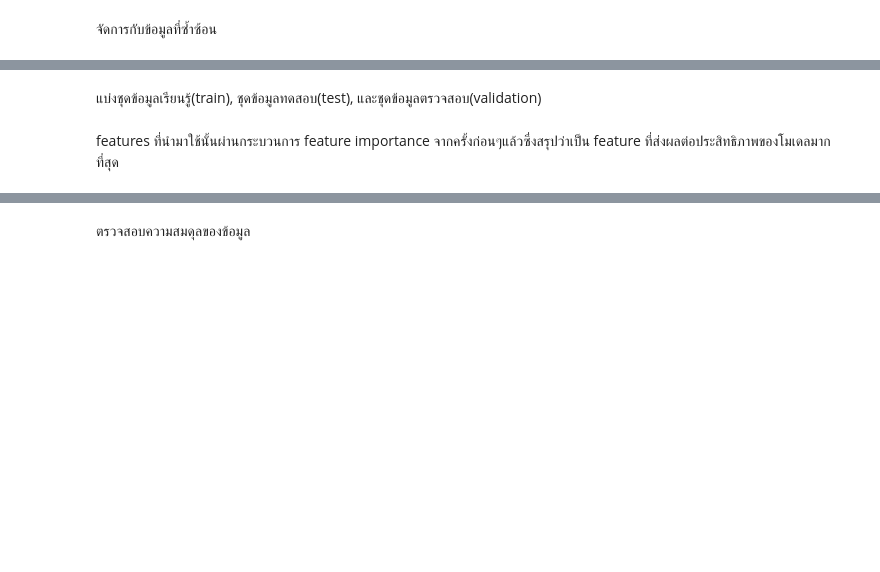
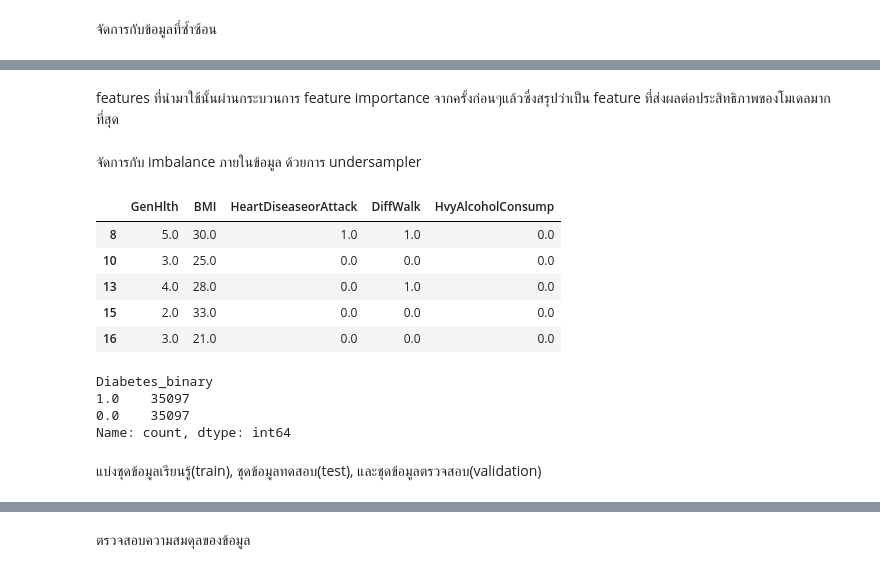
Before and after one commit to thg1rb/MLS-model-eval, a Jupyter notebook: diabetes.ipynb, the cells around one changed output, grey strips where cells are left out. Cells and saved outputs as stored; diff of their text form; code cells hidden in the pictures; blank space fills up the shorter version.

```diff
--- a/diabetes.ipynb
+++ b/diabetes.ipynb
@@ -46,2 +54,4 @@ np.int64(1635)
 # %%
 diabetes.drop_duplicates(inplace=True)
+# %% [markdown]
+features ที่นำมาใช้นั้นผ่านกระบวนการ feature importance จากครั้งก่อนๆแล้วซึ่งสรุปว่าเป็น feature ที่ส่งผลต่อประสิทธิภาพของโมเดลมากที่สุด
@@ -48,3 +63,27 @@ diabetes.drop_duplicates(inplace=True)
+# %% [markdown]
+จัดการกับ imbalance ภายในข้อมูล ด้วยการ undersampler
+# %%
+from imblearn.under_sampling import RandomUnderSampler
+resampler = RandomUnderSampler(random_state=1234)
+
+diabetes[features], diabetes[label] = resampler.fit_resample(diabetes[features], diabetes[label])
+diabetes.dropna(inplace=True)
+
+diabetes[features].head()
+# %% [output]
+|  | GenHlth | BMI | HeartDiseaseorAttack | DiffWalk | HvyAlcoholConsump |
+| 8 | 5.0 | 30.0 | 1.0 | 1.0 | 0.0 |
+| 10 | 3.0 | 25.0 | 0.0 | 0.0 | 0.0 |
+| 13 | 4.0 | 28.0 | 0.0 | 1.0 | 0.0 |
+| 15 | 2.0 | 33.0 | 0.0 | 0.0 | 0.0 |
+| 16 | 3.0 | 21.0 | 0.0 | 0.0 | 0.0 |
+# %%
+diabetes.Diabetes_binary.value_counts()
+# %% [output]
+Diabetes_binary
+1.0    35097
+0.0    35097
+Name: count, dtype: int64
 # %% [markdown]
 แบ่งชุดข้อมูลเรียนรู้(train), ชุดข้อมูลทดสอบ(test), และชุดข้อมูลตรวจสอบ(validation)
 # %%
@@ -58,5 +94,3 @@ label = "Diabetes_binary"
-# %% [markdown]
-features ที่นำมาใช้นั้นผ่านกระบวนการ feature importance จากครั้งก่อนๆแล้วซึ่งสรุปว่าเป็น feature ที่ส่งผลต่อประสิทธิภาพของโมเดลมากที่สุด
 # %%
 len(train), len(test), len(validation)
 # %% [output]
```
Also changed, not shown: parts of 47 cells of this notebook.
